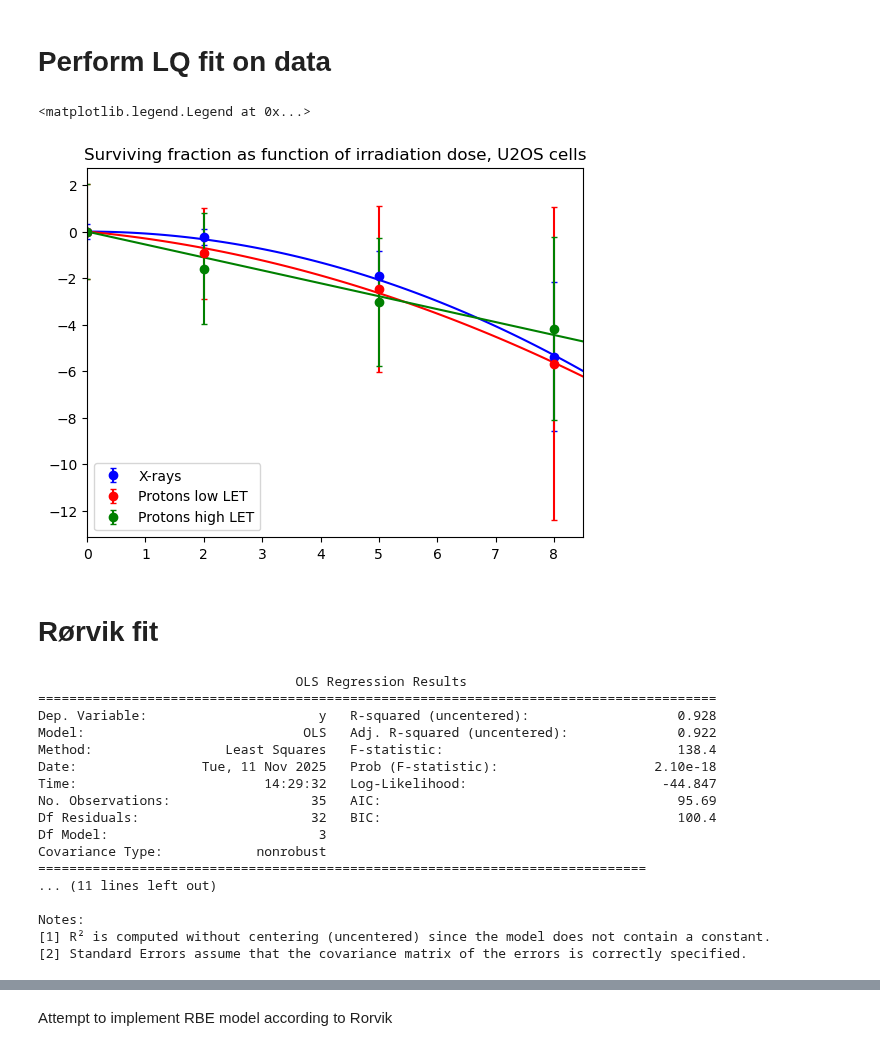
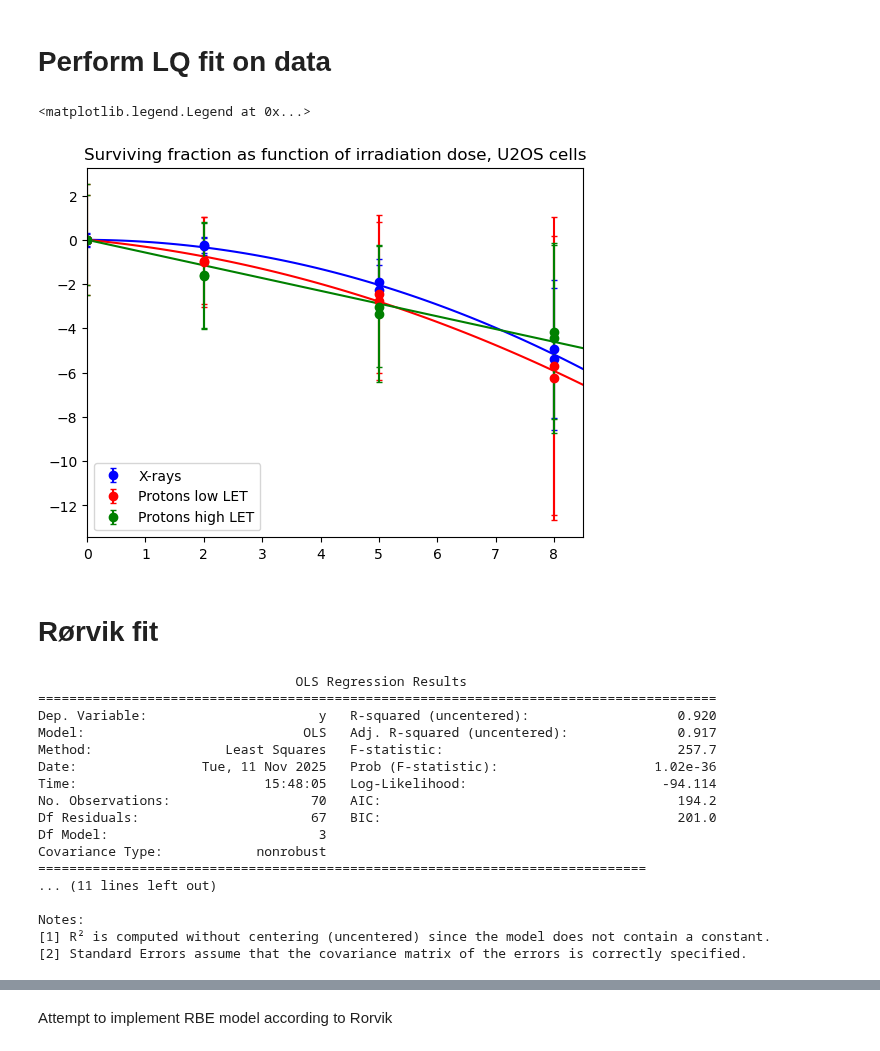
Before and after one commit to BrittHaanen15/Thesis_project, a Jupyter notebook: Python codes/Cell survival analysis aggregated data.ipynb, the cells around one changed output, grey strips where cells are left out. Cells and saved outputs as stored; diff of their text form; code cells hidden in the pictures.

```diff
--- a/Python codes/Cell survival analysis aggregated data.ipynb
+++ b/Python codes/Cell survival analysis aggregated data.ipynb
@@ -123,9 +123,9 @@ for folder in results_folders:
                 survival = Parse_data_triplicates(df)
                 PL_df = pd.concat([PL_df, df])
                 PL_survival = pd.concat([PL_survival, survival])
-                PL_rorvik = pd.concat([X_rorvik, Parse_data(df)])
+                PL_rorvik = pd.concat([PL_rorvik, Parse_data(df)])
             if df.tail(1)['Rad'].item() == 'Proton H':
                 survival = Parse_data_triplicates(df)
                 PH_df = pd.concat([PH_df, df])
                 PH_survival = pd.concat([PH_survival, survival])
-                PH_rorvik = pd.concat([X_rorvik, Parse_data(df)])
+                PH_rorvik = pd.concat([PH_rorvik, Parse_data(df)])
@@ -132,7 +152,7 @@ for folder in results_folders:
 # %% [markdown]
 # Perform LQ fit on data
 # %%
-def Perform_LQ_fit(doses, survival):
+def Perform_LQ_fit(survival):
     #Generate LQ fit
 
     #inputs:
@@ -146,7 +166,7 @@ def Perform_LQ_fit(doses, survival):
     def LQ_function(d, a, b):
         return -(a*d + b*(np.square(d)))
 
-    xvals = np.array(doses)
+    xvals = np.array(survival['Dose'])
     yvals = np.array(survival['Survival'])
     yvals = np.log(yvals)
 
@@ -161,27 +181,26 @@ X_survival = X_survival[X_survival['Survival'] != 0]
 PL_survival = PL_survival[PL_survival['Survival'] != 0]
 PH_survival = PH_survival[PH_survival['Survival'] != 0]
 
-Dose_levels = [0, 2, 5, 8]
 #Perform LQ fit for all
-params_x, LQ_func = Perform_LQ_fit(Dose_levels, X_survival)
-params_pl, LQ_func = Perform_LQ_fit(Dose_levels, PL_survival)
-params_ph, LQ_func = Perform_LQ_fit(Dose_levels, PH_survival)
+params_x, LQ_func = Perform_LQ_fit(X_survival)
+params_pl, LQ_func = Perform_LQ_fit(PL_survival)
+params_ph, LQ_func = Perform_LQ_fit(PH_survival)
 # %%
-plt.errorbar(Dose_levels, np.log(np.array(X_survival['Survival'])), abs(np.log(X_survival['Dev'])/2), label='X-rays', color='b', fmt='o', capsize=2)
+plt.errorbar(X_survival['Dose'], np.log(np.array(X_survival['Survival'])), abs(np.log(X_survival['Dev'])/2), label='X-rays', color='b', fmt='o', capsize=2)
 plt.plot(np.linspace(0, 10, 100), LQ_func(np.linspace(0, 10, 100), params_x[0], params_x[1]), color='b')
 
-plt.errorbar(Dose_levels, np.log(np.array(PL_survival['Survival'])), abs(np.log(np.array(PL_survival['Dev']))), label='Protons low LET', color='r', fmt='o', capsize=2)
+plt.errorbar(PL_survival['Dose'], np.log(np.array(PL_survival['Survival'])), abs(np.log(np.array(PL_survival['Dev']))), label='Protons low LET', color='r', fmt='o', capsize=2)
 plt.plot(np.linspace(0, 10, 100), LQ_func(np.linspace(0, 10, 100), params_pl[0], params_pl[1]), color='r')
 
-plt.errorbar(Dose_levels, np.log(np.array(PH_survival['Survival'])), abs(np.log(np.array(PH_survival['Dev']))), label='Protons high LET', color='g', fmt='o', capsize=2)
+plt.errorbar(PH_survival['Dose'], np.log(np.array(PH_survival['Survival'])), abs(np.log(np.array(PH_survival['Dev']))), label='Protons high LET', color='g', fmt='o', capsize=2)
 plt.plot(np.linspace(0, 10, 100), LQ_func(np.linspace(0, 10, 100), params_ph[0], params_ph[1]), color='g')
 
 plt.title('Surviving fraction as function of irradiation dose, U2OS cells')
 plt.xlim([0, 8.5])
 plt.legend()
 # %% [output]
 <matplotlib.legend.Legend at 0x...>
-[figure, old version]
+[figure, new version]
 # %% [markdown]
 # Rørvik fit
 # %%
@@ -219,13 +238,13 @@ params = Rorvik_fit(total_data)
 # %% [output]
                                  OLS Regression Results
 =======================================================================================
-Dep. Variable:                      y   R-squared (uncentered):                   0.928
-Model:                            OLS   Adj. R-squared (uncentered):              0.922
-Method:                 Least Squares   F-statistic:                              138.4
-Date:                Tue, 11 Nov 2025   Prob (F-statistic):                    2.10e-18
-Time:                        14:29:32   Log-Likelihood:                         -44.847
-No. Observations:                  35   AIC:                                      95.69
-Df Residuals:                      32   BIC:                                      100.4
+Dep. Variable:                      y   R-squared (uncentered):                   0.920
+Model:                            OLS   Adj. R-squared (uncentered):              0.917
+Method:                 Least Squares   F-statistic:                              257.7
+Date:                Tue, 11 Nov 2025   Prob (F-statistic):                    1.02e-36
+Time:                        15:48:05   Log-Likelihood:                         -94.114
+No. Observations:                  70   AIC:                                      194.2
+Df Residuals:                      67   BIC:                                      201.0
 Df Model:                           3
 Covariance Type:            nonrobust
 ==============================================================================
```
Also changed, not shown: parts of 4 cells of this notebook, 11 other files.
